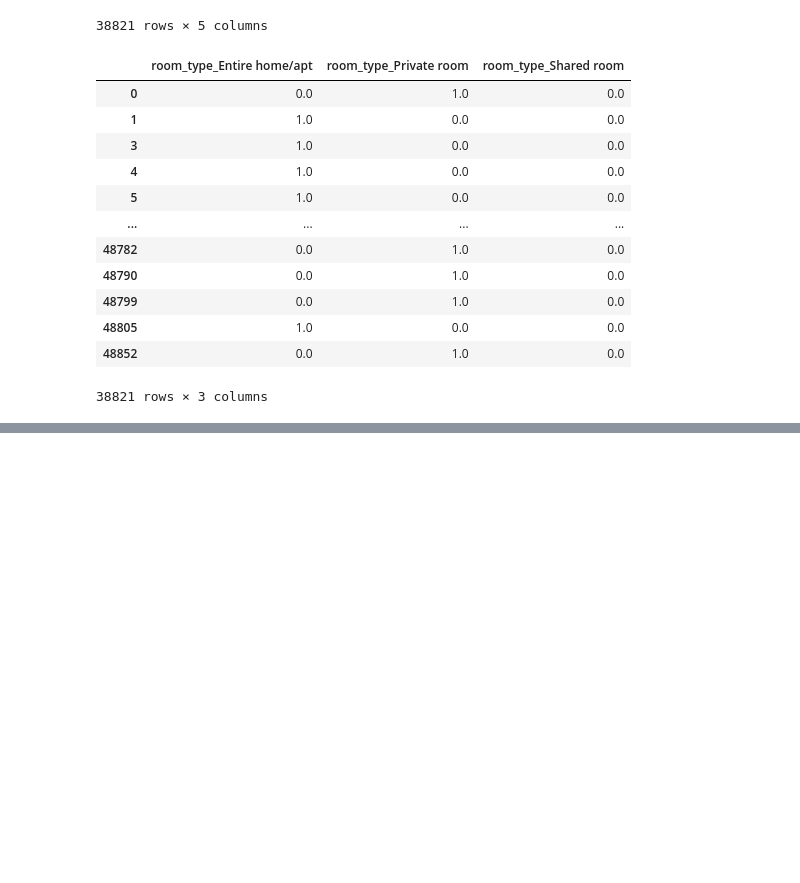
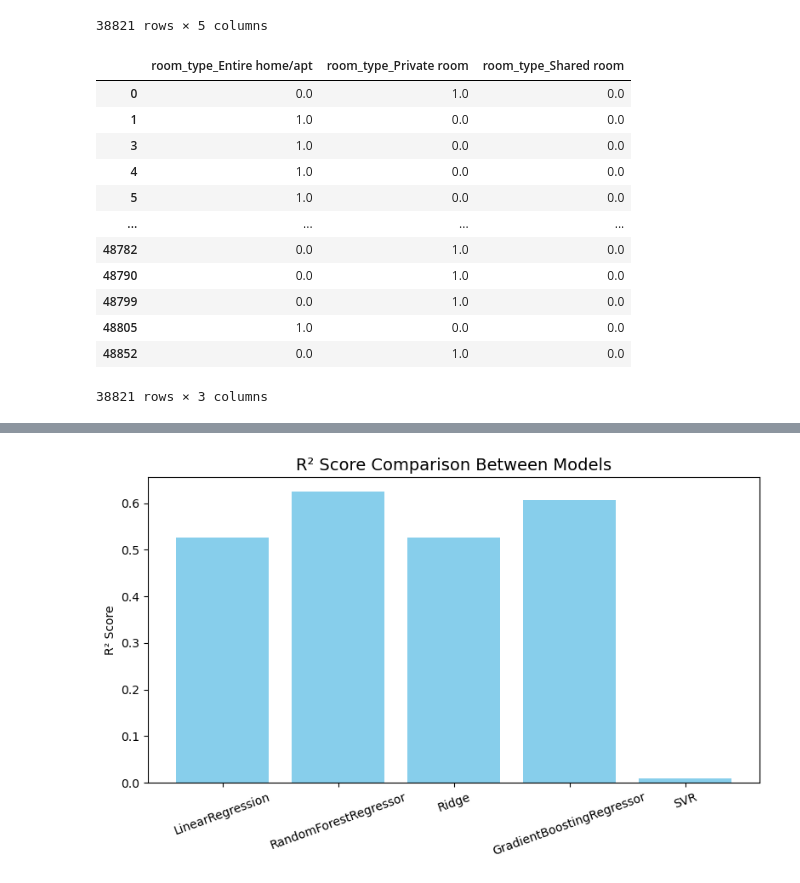
Before and after one commit to arif-almusharafi/airbnb-price-analysis-and-prediction, a Jupyter notebook: airbnb1.ipynb, the cells around one changed output, grey strips where cells are left out. Drawn from its saved outputs; the diff is of its cells as text; code cells hidden in the pictures; blank space fills up the shorter version.

```diff
--- a/airbnb1.ipynb
+++ b/airbnb1.ipynb
@@ -537,0 +555,11 @@ ValueError: 3 columns passed, passed data had 2 columns
+# %%
+plt.figure(figsize=(8, 5))
+plt.bar(results_df["Model"], results_df["R2 Score"], color='skyblue')
+plt.ylabel("R² Score")
+plt.title("R² Score Comparison Between Models", fontsize=14)
+plt.xticks(rotation=20)
+plt.tight_layout()
+plt.savefig("regression_r2_barplot.png")  # Save the bar plot as image
+plt.show()
+# %% [output]
+[figure, added]
```
Also changed, not shown: parts of 7 cells of this notebook, 1 other file.
